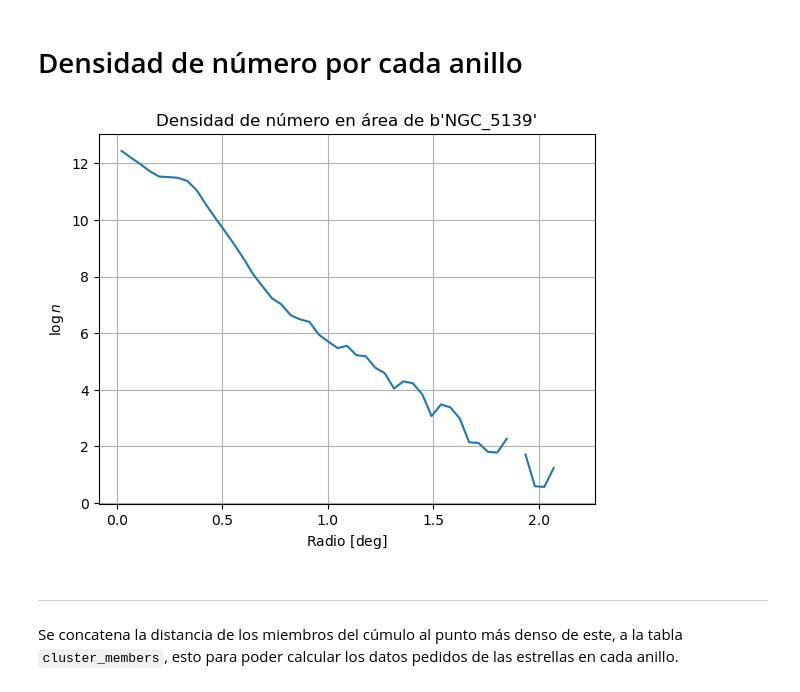
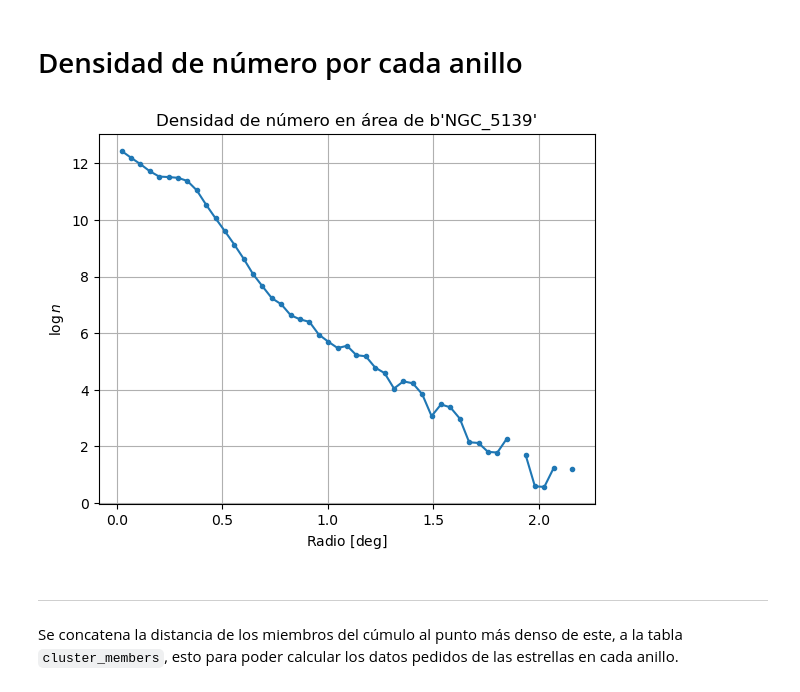
Before and after one commit to bejacore/trabajo-de-grado, a Jupyter notebook: notebooks/01-exploracion.ipynb, the cells around one changed output. Saved outputs shown, nothing was run; the diff lists cells and outputs as text; code cells hidden in the pictures.

Commit message:
Change cluster areal number density line style plot

```diff
--- a/notebooks/01-exploracion.ipynb
+++ b/notebooks/01-exploracion.ipynb
@@ -127,14 +127,14 @@ radii = mean_radii(rs)
 areas = ring_areas(rs)
 densities = ring_densities(areas, cluster_distance_members, rs)
 # %%
-plt.plot(radii, np.log(densities))
+plt.plot(radii, np.log(densities), '.-')
 plt.title(f"Densidad de número en área de {cluster_members['Name'][0]}")
 plt.xlabel(r"Radio $[$deg$]$")
 plt.ylabel(r'$\log{n}$')
 plt.grid(True)
 plt.show()
 # %% [output]
-[figure, old version]
+[figure, new version]
 # %% [markdown]
 ---
 Se concatena la distancia de los miembros del cúmulo al punto más denso de este, a la tabla `cluster_members`, esto para poder calcular los datos pedidos de las estrellas en cada anillo.
```
